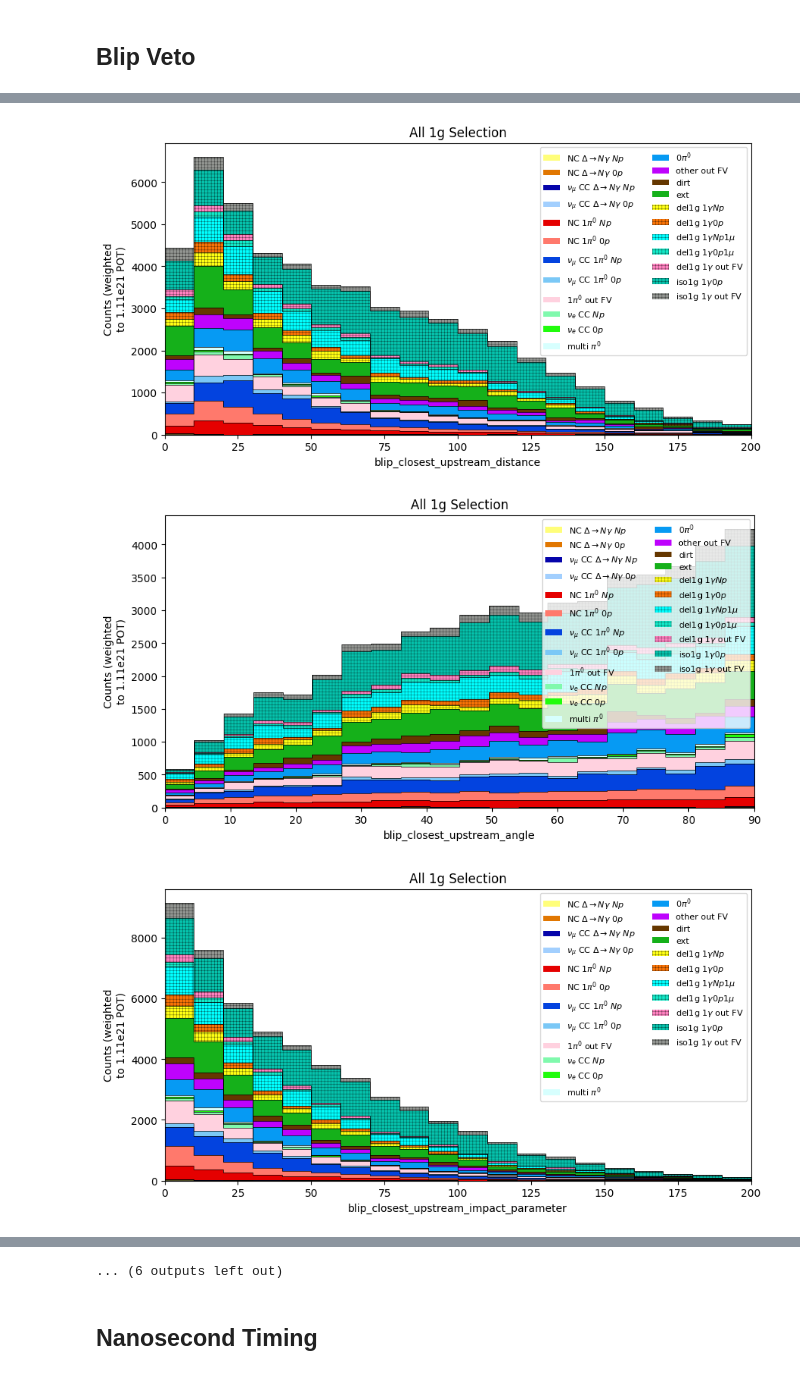
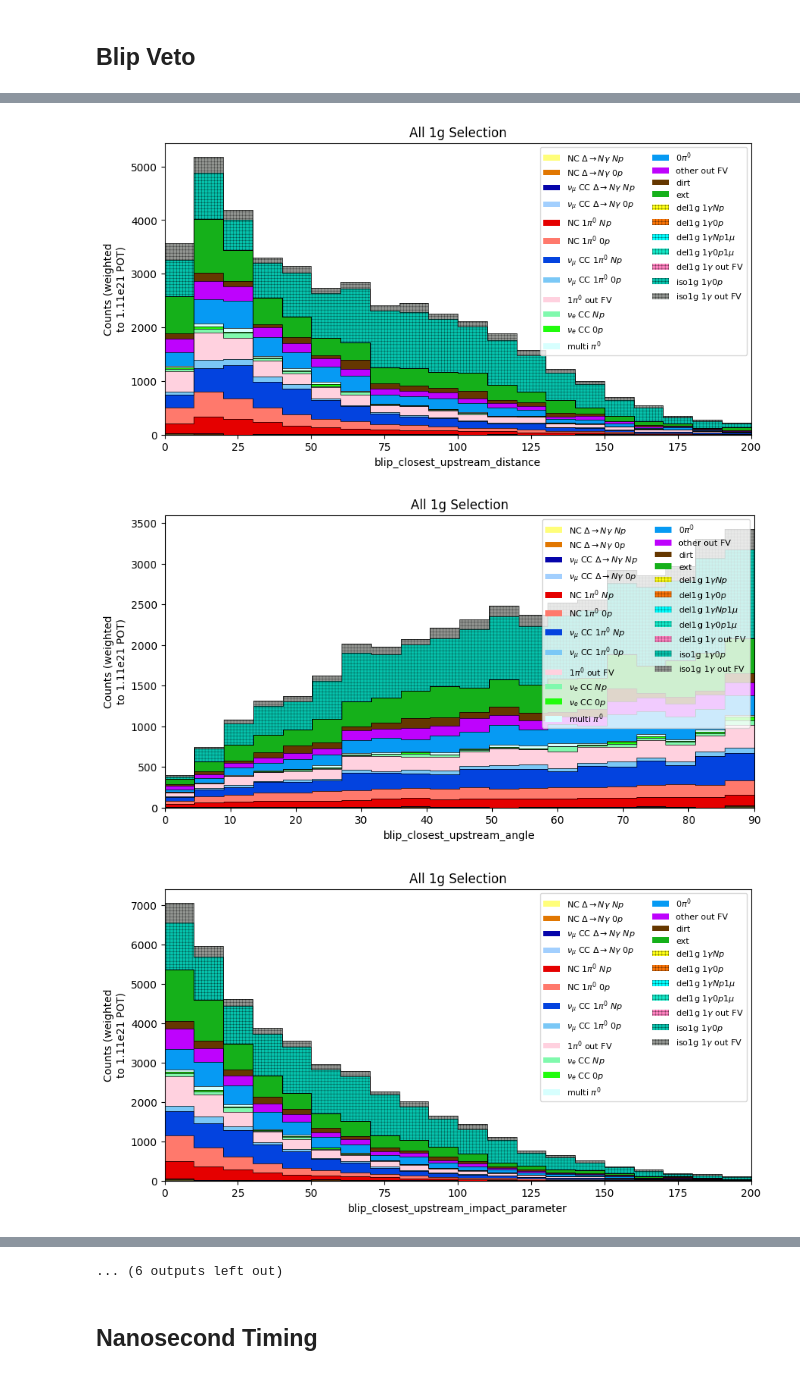
Before and after one commit to leehagaman/uboone_ngem, a Jupyter notebook: ipynb_notebooks/multiclass_histograms.ipynb, the cells around one changed output, grey strips where cells are left out. Saved outputs shown, nothing was run; the diff lists cells and outputs as text; code cells hidden in the pictures.

```diff
--- a/ipynb_notebooks/multiclass_histograms.ipynb
+++ b/ipynb_notebooks/multiclass_histograms.ipynb
@@ -218,6 +218,9 @@ for breakdown_type in ["del1g_detailed", "filetype"]: # "topological"
 # %% [markdown]
 # Checking Event Weights
 # %%
+del1g_norm_factor = 0.5
+iso1g_norm_factor = 0.05
+
 for breakdown_type in ["del1g_detailed", "filetype"]:
     if breakdown_type == "del1g_detailed":
         breakdown_labels = del1g_detailed_category_labels
@@ -299,6 +302,9 @@ all_1g_sel_df.shape=(58012, 261)
 # %% [markdown]
 ## Blip Veto
 # %%
+del1g_norm_factor = 0
+iso1g_norm_factor = 0.05
+
 for breakdown_type in ["del1g_detailed"]:
     if breakdown_type == "topological":
         breakdown_labels = topological_category_labels
@@ -387,3 +393,3 @@ for breakdown_type in ["del1g_detailed"]:
-[figure, old version]
+[figure, new version]
-[figure, old version]
+[figure, new version]
-[figure, old version]
+[figure, new version]
```
Also changed, not shown: parts of 3 cells of this notebook, 1 other file.
